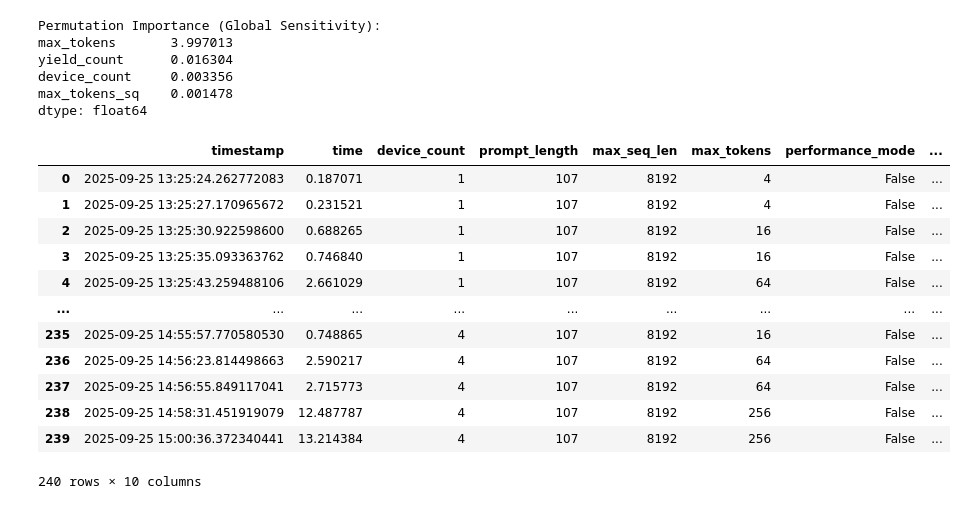
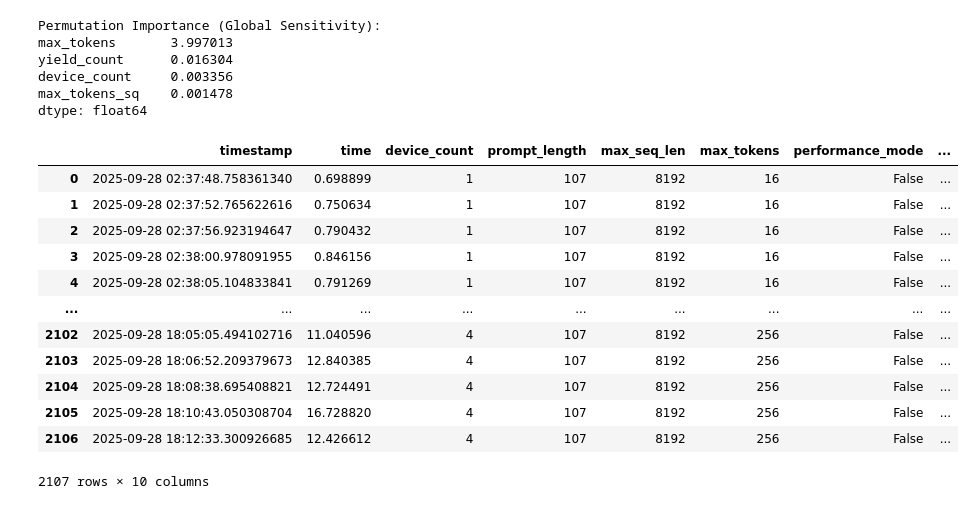
Before and after one commit to Dogacel/Uniference, a Jupyter notebook: notebooks/profiling_overhead_auto_regressive.ipynb, the cells around one changed output. Drawn from its saved outputs; the diff is of its cells as text; code cells hidden in the pictures.

```diff
--- a/notebooks/profiling_overhead_auto_regressive.ipynb
+++ b/notebooks/profiling_overhead_auto_regressive.ipynb
@@ -219,22 +219,22 @@ device_count     0.003356
 max_tokens_sq    0.001478
 dtype: float64
 # %%
-data = pd.read_json("../results/bm_stability_auto_regressive.json")
+data = pd.read_json("../results/bm_stability_auto_regressive_4.json")
 data
 # %% [output]
 |  | timestamp | time | device_count | prompt_length | max_seq_len | max_tokens | performance_mode | ... |
-| 0 | 2025-09-25 13:25:24.262772083 | 0.187071 | 1 | 107 | 8192 | 4 | False | ... |
-| 1 | 2025-09-25 13:25:27.170965672 | 0.231521 | 1 | 107 | 8192 | 4 | False | ... |
-| 2 | 2025-09-25 13:25:30.922598600 | 0.688265 | 1 | 107 | 8192 | 16 | False | ... |
-| 3 | 2025-09-25 13:25:35.093363762 | 0.746840 | 1 | 107 | 8192 | 16 | False | ... |
-| 4 | 2025-09-25 13:25:43.259488106 | 2.661029 | 1 | 107 | 8192 | 64 | False | ... |
+| 0 | 2025-09-28 02:37:48.758361340 | 0.698899 | 1 | 107 | 8192 | 16 | False | ... |
+| 1 | 2025-09-28 02:37:52.765622616 | 0.750634 | 1 | 107 | 8192 | 16 | False | ... |
+| 2 | 2025-09-28 02:37:56.923194647 | 0.790432 | 1 | 107 | 8192 | 16 | False | ... |
+| 3 | 2025-09-28 02:38:00.978091955 | 0.846156 | 1 | 107 | 8192 | 16 | False | ... |
+| 4 | 2025-09-28 02:38:05.104833841 | 0.791269 | 1 | 107 | 8192 | 16 | False | ... |
 | ... | ... | ... | ... | ... | ... | ... | ... | ... |
-| 235 | 2025-09-25 14:55:57.770580530 | 0.748865 | 4 | 107 | 8192 | 16 | False | ... |
-| 236 | 2025-09-25 14:56:23.814498663 | 2.590217 | 4 | 107 | 8192 | 64 | False | ... |
-| 237 | 2025-09-25 14:56:55.849117041 | 2.715773 | 4 | 107 | 8192 | 64 | False | ... |
-| 238 | 2025-09-25 14:58:31.451919079 | 12.487787 | 4 | 107 | 8192 | 256 | False | ... |
-| 239 | 2025-09-25 15:00:36.372340441 | 13.214384 | 4 | 107 | 8192 | 256 | False | ... |
+| 2102 | 2025-09-28 18:05:05.494102716 | 11.040596 | 4 | 107 | 8192 | 256 | False | ... |
+| 2103 | 2025-09-28 18:06:52.209379673 | 12.840385 | 4 | 107 | 8192 | 256 | False | ... |
+| 2104 | 2025-09-28 18:08:38.695408821 | 12.724491 | 4 | 107 | 8192 | 256 | False | ... |
+| 2105 | 2025-09-28 18:10:43.050308704 | 16.728820 | 4 | 107 | 8192 | 256 | False | ... |
+| 2106 | 2025-09-28 18:12:33.300926685 | 12.426612 | 4 | 107 | 8192 | 256 | False | ... |
-240 rows × 10 columns
+2107 rows × 10 columns
 # %%
 import seaborn as sns
 
```
Also changed, not shown: parts of 5 cells of this notebook, 30 other files.
